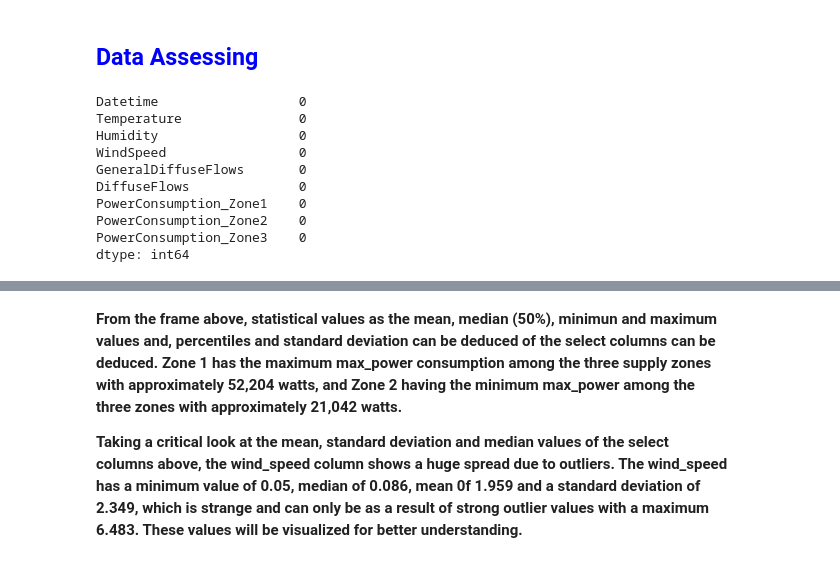
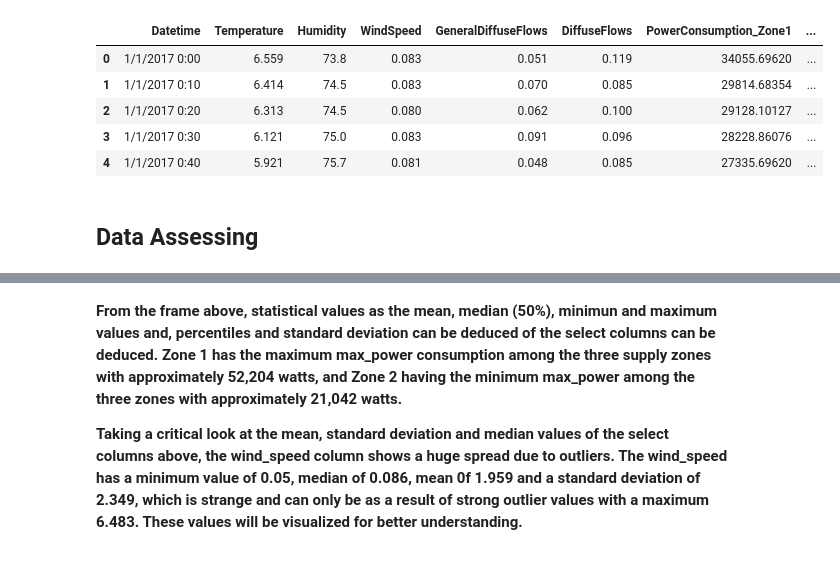
Before and after one commit to Merci93/Electric_Power_Consumption, a Jupyter notebook: Tetouan_Power_Consumption.ipynb, the cells around one changed output, grey strips where cells are left out. Saved outputs shown, nothing was run; the diff lists cells and outputs as text; code cells hidden in the pictures.

Commit message:
Regression models

```diff
--- a/Tetouan_Power_Consumption.ipynb
+++ b/Tetouan_Power_Consumption.ipynb
@@ -24,33 +1,33 @@ Data source: https://www.kaggle.com/datasets/fedesoriano/electric-power-consumpt
 # %%
-# Import libraries
 import pandas as pd
 import seaborn as sb
 import matplotlib.pyplot as plt
 import datetime as dt
-from plotnine import *
+import numpy as np
+import warnings
+
+from sklearn.tree import DecisionTreeRegressor
+from sklearn.ensemble import RandomForestRegressor, GradientBoostingRegressor
+from sklearn.metrics import mean_squared_error, r2_score
+from sklearn.pipeline import make_pipeline, Pipeline
+from sklearn.model_selection import train_test_split
+from sklearn.compose import ColumnTransformer
+from sklearn.preprocessing import StandardScaler
+from category_encoders import OneHotEncoder
 
 %matplotlib inline
 sb.set_style('darkgrid')
-
-# Filter all warnings
-import warnings
 warnings.filterwarnings('ignore')
 
 # Import data
 data = pd.read_csv('powerconsumption.csv')
+data.head()
+# %% [output]
+|  | Datetime | Temperature | Humidity | WindSpeed | GeneralDiffuseFlows | DiffuseFlows | PowerConsumption_Zone1 | ... |
+| 0 | 1/1/2017 0:00 | 6.559 | 73.8 | 0.083 | 0.051 | 0.119 | 34055.69620 | ... |
+| 1 | 1/1/2017 0:10 | 6.414 | 74.5 | 0.083 | 0.070 | 0.085 | 29814.68354 | ... |
+| 2 | 1/1/2017 0:20 | 6.313 | 74.5 | 0.080 | 0.062 | 0.100 | 29128.10127 | ... |
+| 3 | 1/1/2017 0:30 | 6.121 | 75.0 | 0.083 | 0.091 | 0.096 | 28228.86076 | ... |
+| 4 | 1/1/2017 0:40 | 5.921 | 75.7 | 0.081 | 0.048 | 0.085 | 27335.69620 | ... |
 # %% [markdown]
-## <span style = 'color:blue'>Data Assessing</span>
+## Data Assessing
-# %%
-# Check for null values
-data.isnull().sum()
-# %% [output]
-Datetime                  0
-Temperature               0
-Humidity                  0
-WindSpeed                 0
-GeneralDiffuseFlows       0
-DiffuseFlows              0
-PowerConsumption_Zone1    0
-PowerConsumption_Zone2    0
-PowerConsumption_Zone3    0
-dtype: int64
```
Also changed, not shown: parts of 50 cells of this notebook.
